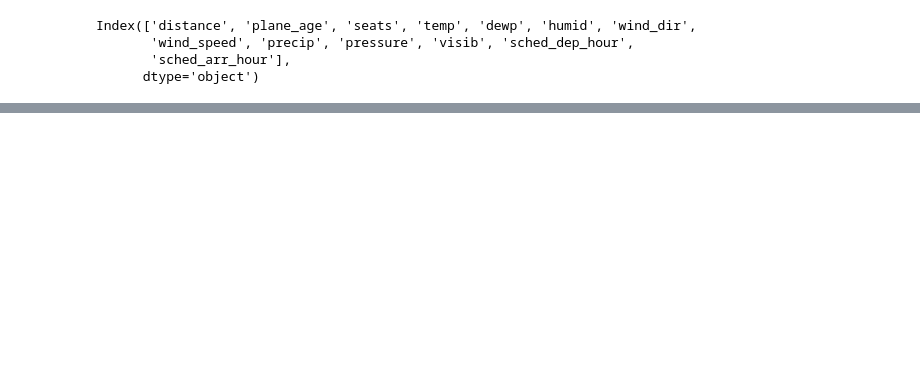
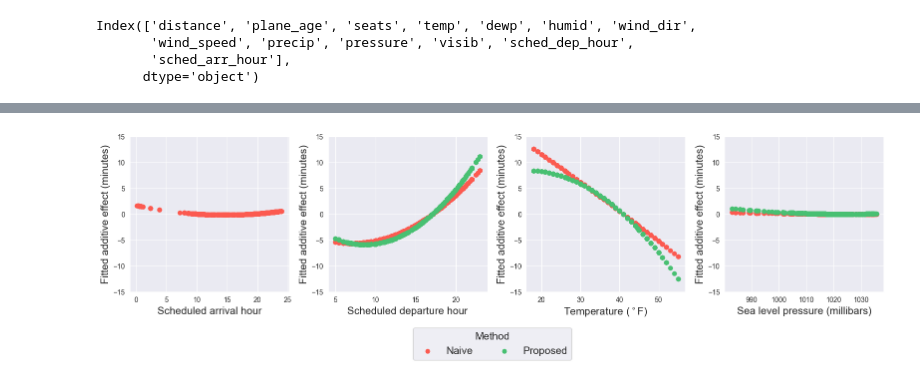
Before and after one commit to yiling-h/SI-Interaction, a Jupyter notebook: selectinf/flights/flights_example.ipynb, the cells around one changed output, grey strips where cells are left out. Saved outputs shown, nothing was run; the diff lists cells and outputs as text; code cells hidden in the pictures; blank space fills up the shorter version.

```diff
--- a/selectinf/flights/flights_example.ipynb
+++ b/selectinf/flights/flights_example.ipynb
@@ -787,0 +988,15 @@ sorted(main_effects_freq_MLE.items(), key=lambda kv: kv[1], reverse=True)
+# %%
+names_dict = {"temp": r"Temperature ($^\circ$F)",
+              "pressure": "Sea level pressure (millibars)",
+              "sched_dep_hour": "Scheduled departure hour",
+              "sched_arr_hour": "Scheduled arrival hour"}
+# %%
+plot_main_effects(design_train=design_train,
+                  x_train_nl=x_train_nl,
+                  soln=soln,
+                  soln_MLE=soln_MLE,
+                  groups=groups_train,
+                  names_dict=names_dict,
+                  ylim_l=-15, ylim_u=15)
+# %% [output]
+[figure, added]
```
Also changed, not shown: parts of 88 cells of this notebook, 2 other files.
